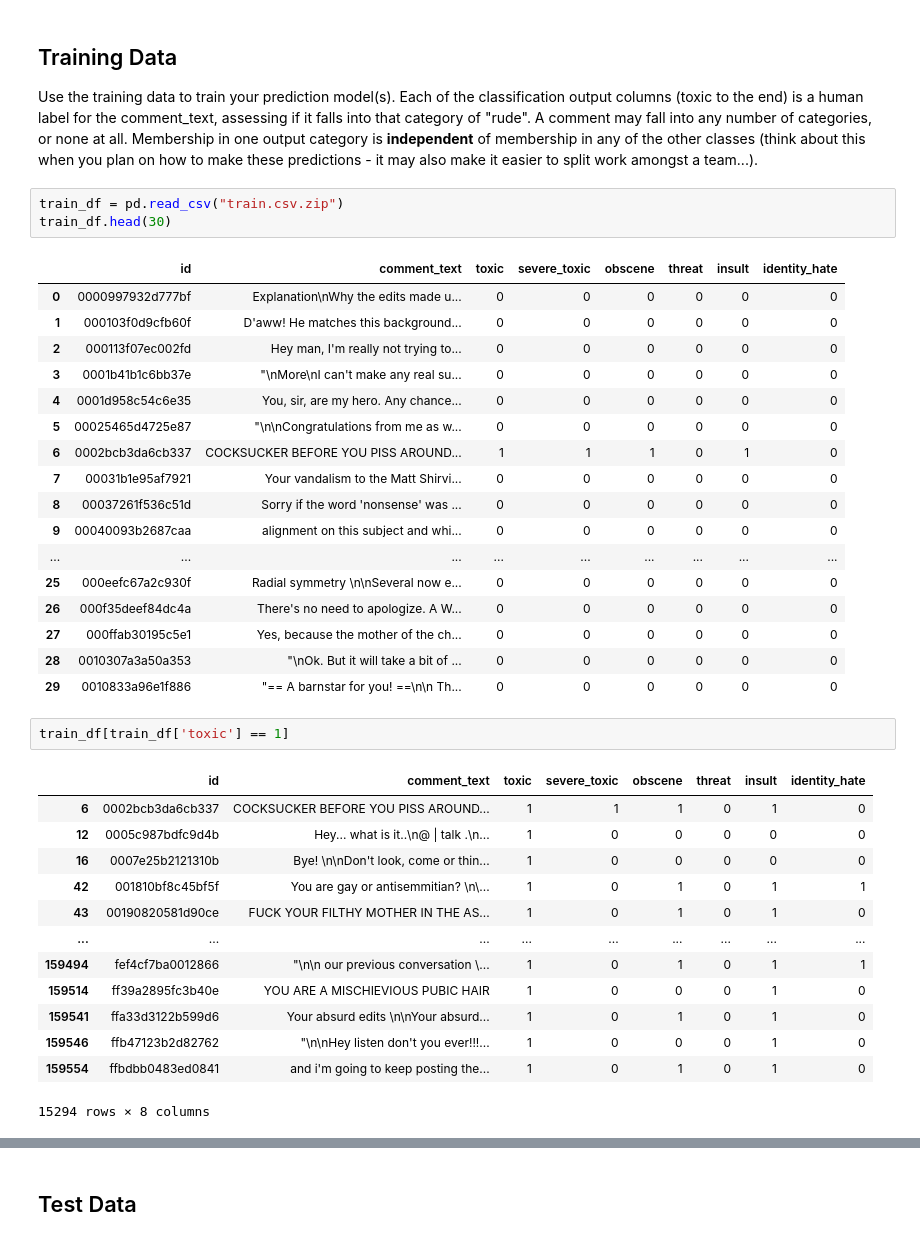
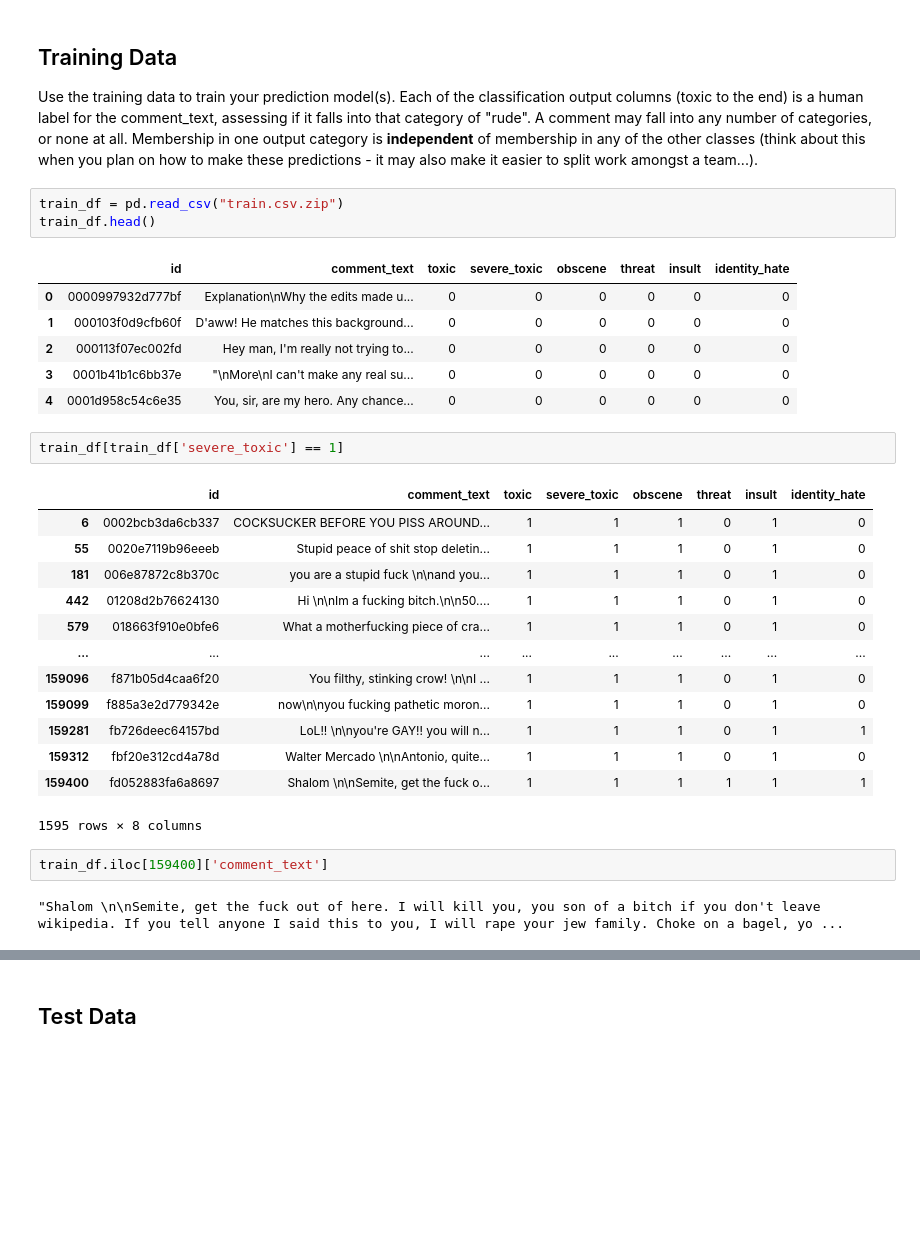
Before and after one commit to michaeljharris/ItML_Project_1_Students, a Jupyter notebook: proj_1_start.ipynb, the cells around one changed output, grey strips where cells are left out. Drawn from its saved outputs; the diff is of its cells as text; blank space fills up the shorter version.

```diff
--- a/proj_1_start.ipynb
+++ b/proj_1_start.ipynb
@@ -23,41 +31,34 @@ You can use any models and NLP libraries you'd like. Think aobut the problem, lo
 Use the training data to train your prediction model(s). Each of the classification output columns (toxic to the end) is a human label for the comment_text, assessing if it falls into that category of "rude". A comment may fall into any number of categories, or none at all. Membership in one output category is <b>independent</b> of membership in any of the other classes (think about this when you plan on how to make these predictions - it may also make it easier to split work amongst a team...).
 # %%
 train_df = pd.read_csv("train.csv.zip")
-train_df.head(30)
+train_df.head()
 # %% [output]
 |  | id | comment_text | toxic | severe_toxic | obscene | threat | insult | identity_hate |
 | 0 | 0000997932d777bf | Explanation\nWhy the edits made u... | 0 | 0 | 0 | 0 | 0 | 0 |
 | 1 | 000103f0d9cfb60f | D'aww! He matches this background... | 0 | 0 | 0 | 0 | 0 | 0 |
 | 2 | 000113f07ec002fd | Hey man, I'm really not trying to... | 0 | 0 | 0 | 0 | 0 | 0 |
 | 3 | 0001b41b1c6bb37e | "\nMore\nI can't make any real su... | 0 | 0 | 0 | 0 | 0 | 0 |
 | 4 | 0001d958c54c6e35 | You, sir, are my hero. Any chance... | 0 | 0 | 0 | 0 | 0 | 0 |
-| 5 | 00025465d4725e87 | "\n\nCongratulations from me as w... | 0 | 0 | 0 | 0 | 0 | 0 |
-| 6 | 0002bcb3da6cb337 | COCKSUCKER BEFORE YOU PISS AROUND... | 1 | 1 | 1 | 0 | 1 | 0 |
-| 7 | 00031b1e95af7921 | Your vandalism to the Matt Shirvi... | 0 | 0 | 0 | 0 | 0 | 0 |
-| 8 | 00037261f536c51d | Sorry if the word 'nonsense' was ... | 0 | 0 | 0 | 0 | 0 | 0 |
-| 9 | 00040093b2687caa | alignment on this subject and whi... | 0 | 0 | 0 | 0 | 0 | 0 |
-| ... | ... | ... | ... | ... | ... | ... | ... | ... |
-| 25 | 000eefc67a2c930f | Radial symmetry \n\nSeveral now e... | 0 | 0 | 0 | 0 | 0 | 0 |
-| 26 | 000f35deef84dc4a | There's no need to apologize. A W... | 0 | 0 | 0 | 0 | 0 | 0 |
-| 27 | 000ffab30195c5e1 | Yes, because the mother of the ch... | 0 | 0 | 0 | 0 | 0 | 0 |
-| 28 | 0010307a3a50a353 | "\nOk. But it will take a bit of ... | 0 | 0 | 0 | 0 | 0 | 0 |
-| 29 | 0010833a96e1f886 | "== A barnstar for you! ==\n\n Th... | 0 | 0 | 0 | 0 | 0 | 0 |
 # %%
-train_df[train_df['toxic'] == 1]
+train_df[train_df['severe_toxic'] == 1]
 # %% [output]
 |  | id | comment_text | toxic | severe_toxic | obscene | threat | insult | identity_hate |
 | 6 | 0002bcb3da6cb337 | COCKSUCKER BEFORE YOU PISS AROUND... | 1 | 1 | 1 | 0 | 1 | 0 |
-| 12 | 0005c987bdfc9d4b | Hey... what is it..\n@ | talk .\n... | 1 | 0 | 0 | 0 | 0 | 0 |
-| 16 | 0007e25b2121310b | Bye! \n\nDon't look, come or thin... | 1 | 0 | 0 | 0 | 0 | 0 |
-| 42 | 001810bf8c45bf5f | You are gay or antisemmitian? \n\... | 1 | 0 | 1 | 0 | 1 | 1 |
-| 43 | 00190820581d90ce | FUCK YOUR FILTHY MOTHER IN THE AS... | 1 | 0 | 1 | 0 | 1 | 0 |
+| 55 | 0020e7119b96eeeb | Stupid peace of shit stop deletin... | 1 | 1 | 1 | 0 | 1 | 0 |
+| 181 | 006e87872c8b370c | you are a stupid fuck \n\nand you... | 1 | 1 | 1 | 0 | 1 | 0 |
+| 442 | 01208d2b76624130 | Hi \n\nIm a fucking bitch.\n\n50.... | 1 | 1 | 1 | 0 | 1 | 0 |
+| 579 | 018663f910e0bfe6 | What a motherfucking piece of cra... | 1 | 1 | 1 | 0 | 1 | 0 |
 | ... | ... | ... | ... | ... | ... | ... | ... | ... |
-| 159494 | fef4cf7ba0012866 | "\n\n our previous conversation \... | 1 | 0 | 1 | 0 | 1 | 1 |
-| 159514 | ff39a2895fc3b40e | YOU ARE A MISCHIEVIOUS PUBIC HAIR | 1 | 0 | 0 | 0 | 1 | 0 |
-| 159541 | ffa33d3122b599d6 | Your absurd edits \n\nYour absurd... | 1 | 0 | 1 | 0 | 1 | 0 |
-| 159546 | ffb47123b2d82762 | "\n\nHey listen don't you ever!!!... | 1 | 0 | 0 | 0 | 1 | 0 |
-| 159554 | ffbdbb0483ed0841 | and i'm going to keep posting the... | 1 | 0 | 1 | 0 | 1 | 0 |
+| 159096 | f871b05d4caa6f20 | You filthy, stinking crow! \n\nI ... | 1 | 1 | 1 | 0 | 1 | 0 |
+| 159099 | f885a3e2d779342e | now\n\nyou fucking pathetic moron... | 1 | 1 | 1 | 0 | 1 | 0 |
+| 159281 | fb726deec64157bd | LoL!! \n\nyou're GAY!! you will n... | 1 | 1 | 1 | 0 | 1 | 1 |
+| 159312 | fbf20e312cd4a78d | Walter Mercado \n\nAntonio, quite... | 1 | 1 | 1 | 0 | 1 | 0 |
+| 159400 | fd052883fa6a8697 | Shalom \n\nSemite, get the fuck o... | 1 | 1 | 1 | 1 | 1 | 1 |
-15294 rows × 8 columns
+1595 rows × 8 columns
+# %%
+train_df.iloc[159400]['comment_text']
+# %% [output]
+"Shalom \n\nSemite, get the fuck out of here. I will kill you, you son of a bitch if you don't leave wikipedia. If you tell anyone I said this to you, I will rape your jew family. Choke on a bagel, yo ...
 # %%
 vec_cv = CountVectorizer(max_features=150)
 tmp = vec_cv.fit_transform(train_df["comment_text"])
```
Also changed, not shown: parts of 4 cells of this notebook.
